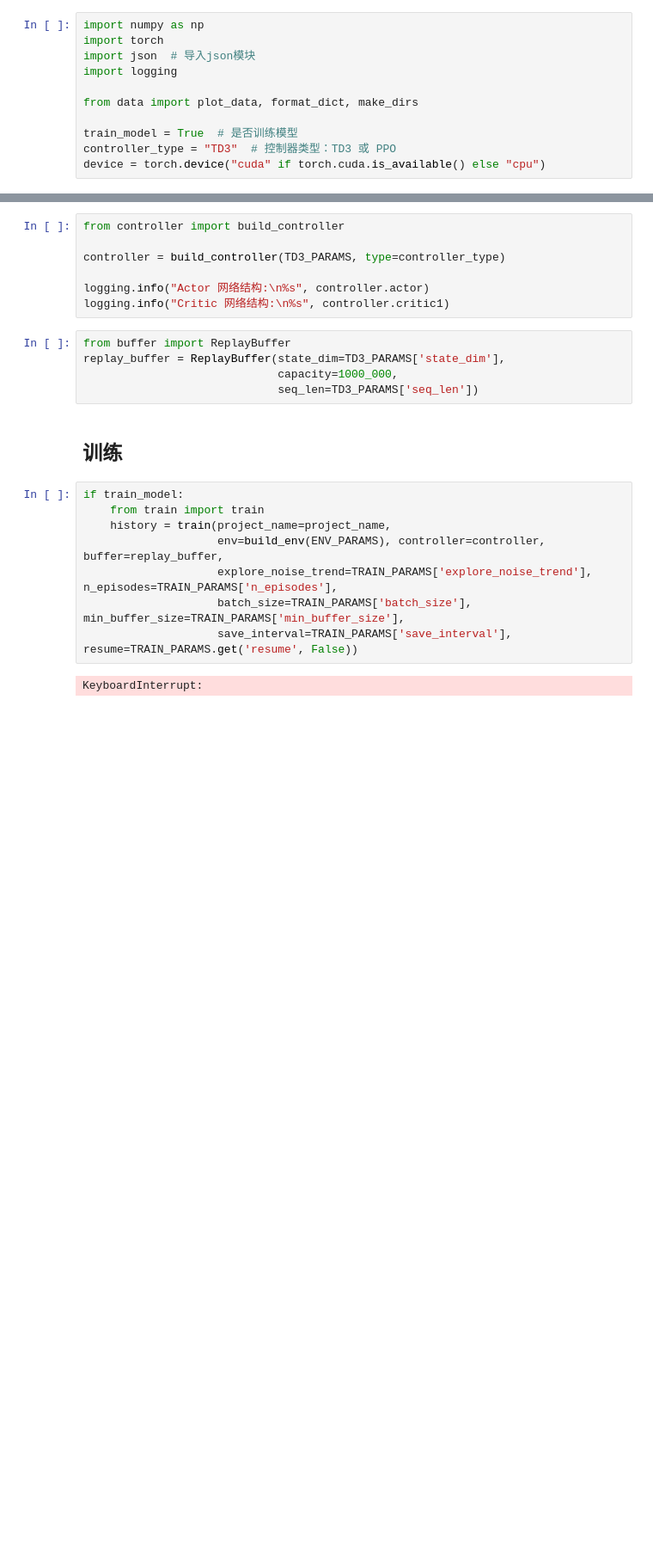
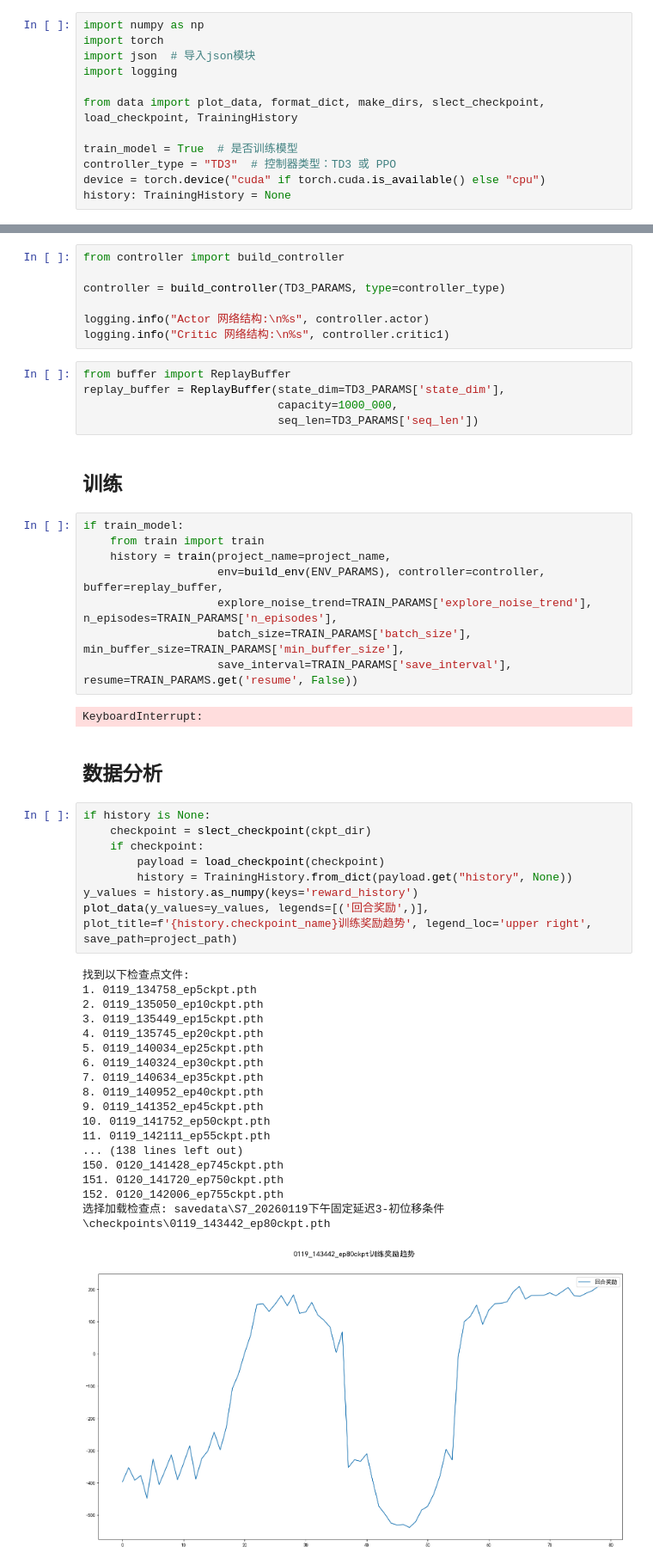
Before and after one commit to CodeZeng0214/DySysIdCtrl, a Jupyter notebook: 电磁式阻尼器深度强化学习/GRUA-TD3/GRUA_TD3_control.ipynb, the cells around one changed output, grey strips where cells are left out. Shown at 86% size. Saved outputs shown, nothing was run; the diff lists cells and outputs as text; blank space fills up the shorter version.

```diff
--- a/电磁式阻尼器深度强化学习/GRUA-TD3/GRUA_TD3_control.ipynb
+++ b/电磁式阻尼器深度强化学习/GRUA-TD3/GRUA_TD3_control.ipynb
@@ -14,11 +14,12 @@ import torch
 import json  # 导入json模块
 import logging
 
-from data import plot_data, format_dict, make_dirs
+from data import plot_data, format_dict, make_dirs, slect_checkpoint, load_checkpoint, TrainingHistory
 
 train_model = True  # 是否训练模型
 controller_type = "TD3"  # 控制器类型：TD3 或 PPO
 device = torch.device("cuda" if torch.cuda.is_available() else "cpu")
+history: TrainingHistory = None
 # %%
 from datetime import datetime
 import os
@@ -131,3 +133,32 @@ if train_model:
                     save_interval=TRAIN_PARAMS['save_interval'], resume=TRAIN_PARAMS.get('resume', False))
 # %% [output]
 KeyboardInterrupt:
+# %% [markdown]
+## 数据分析
+# %%
+if history is None:
+    checkpoint = slect_checkpoint(ckpt_dir)
+    if checkpoint:
+        payload = load_checkpoint(checkpoint)
+        history = TrainingHistory.from_dict(payload.get("history", None))
+y_values = history.as_numpy(keys='reward_history')
+plot_data(y_values=y_values, legends=[('回合奖励',)], plot_title=f'{history.checkpoint_name}训练奖励趋势', legend_loc='upper right', save_path=project_path)
+# %% [output]
+找到以下检查点文件:
+1. 0119_134758_ep5ckpt.pth
+2. 0119_135050_ep10ckpt.pth
+3. 0119_135449_ep15ckpt.pth
+4. 0119_135745_ep20ckpt.pth
+5. 0119_140034_ep25ckpt.pth
+6. 0119_140324_ep30ckpt.pth
+7. 0119_140634_ep35ckpt.pth
+8. 0119_140952_ep40ckpt.pth
+9. 0119_141352_ep45ckpt.pth
+10. 0119_141752_ep50ckpt.pth
+11. 0119_142111_ep55ckpt.pth
+... (138 lines left out)
+150. 0120_141428_ep745ckpt.pth
+151. 0120_141720_ep750ckpt.pth
+152. 0120_142006_ep755ckpt.pth
+选择加载检查点: savedata\S7_20260119下午固定延迟3-初位移条件\checkpoints\0119_143442_ep80ckpt.pth
+[figure, added]
```
Also changed, not shown: parts of 3 cells of this notebook, 3 other files.
